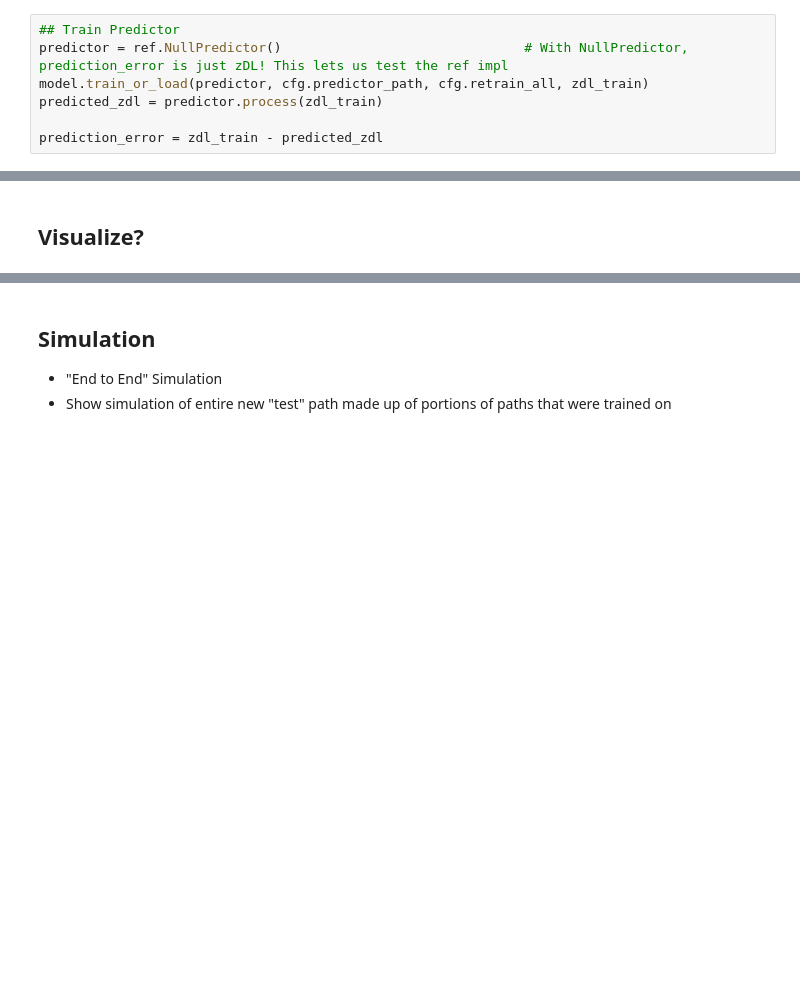
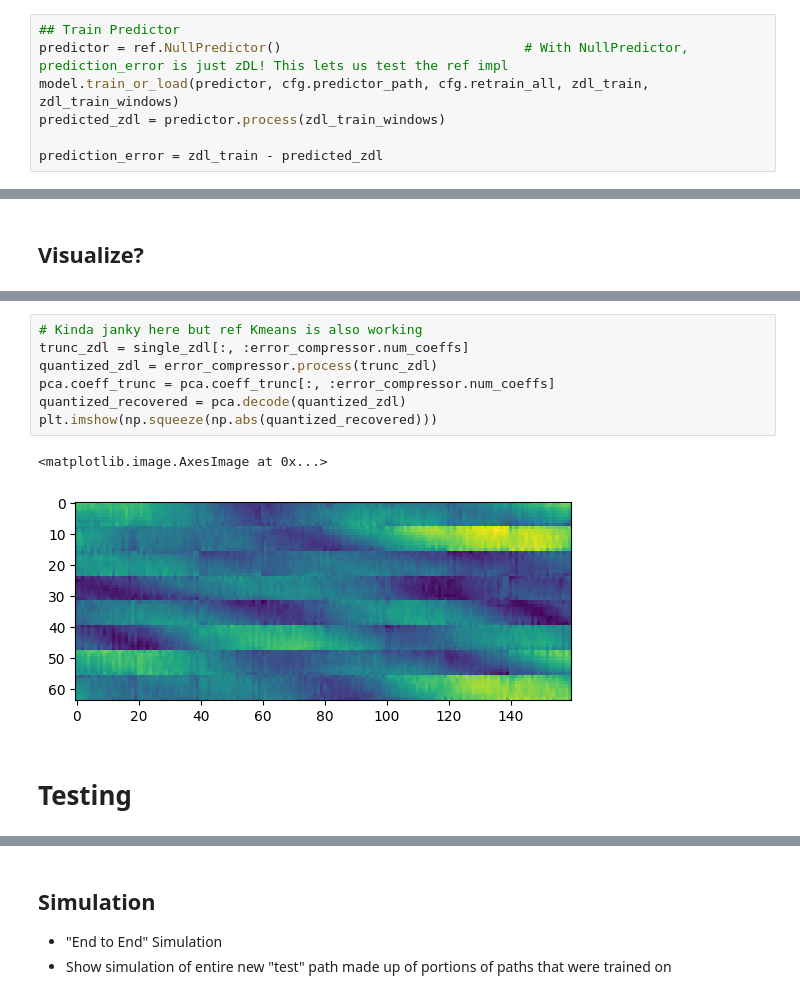
Before and after one commit to dziper/NonstaticCSI, a Jupyter notebook: project/plan.ipynb, the cells around one changed output, grey strips where cells are left out. Cells and saved outputs as stored; diff of their text form; blank space fills up the shorter version.

Commit message:
Ref PCA and KMeans integrated and working

```diff
--- a/project/plan.ipynb
+++ b/project/plan.ipynb
@@ -43,8 +43,8 @@ zdl_train_windows = zdl_train_windows.reshape(
 # %%
 ## Train Predictor
 predictor = ref.NullPredictor()                               # With NullPredictor, prediction_error is just zDL! This lets us test the ref impl
-model.train_or_load(predictor, cfg.predictor_path, cfg.retrain_all, zdl_train)
-predicted_zdl = predictor.process(zdl_train)
+model.train_or_load(predictor, cfg.predictor_path, cfg.retrain_all, zdl_train, zdl_train_windows)
+predicted_zdl = predictor.process(zdl_train_windows)
 
 prediction_error = zdl_train - predicted_zdl
 # %%
@@ -96,0 +88,12 @@ plt.imshow(np.squeeze(np.abs(recovered)))
+# %%
+# Kinda janky here but ref Kmeans is also working
+trunc_zdl = single_zdl[:, :error_compressor.num_coeffs]
+quantized_zdl = error_compressor.process(trunc_zdl)
+pca.coeff_trunc = pca.coeff_trunc[:, :error_compressor.num_coeffs]
+quantized_recovered = pca.decode(quantized_zdl)
+plt.imshow(np.squeeze(np.abs(quantized_recovered)))
+# %% [output]
+<matplotlib.image.AxesImage at 0x...>
+[figure, added]
+# %% [markdown]
+# Testing
```
Also changed, not shown: parts of 6 cells of this notebook, 2 other files.
